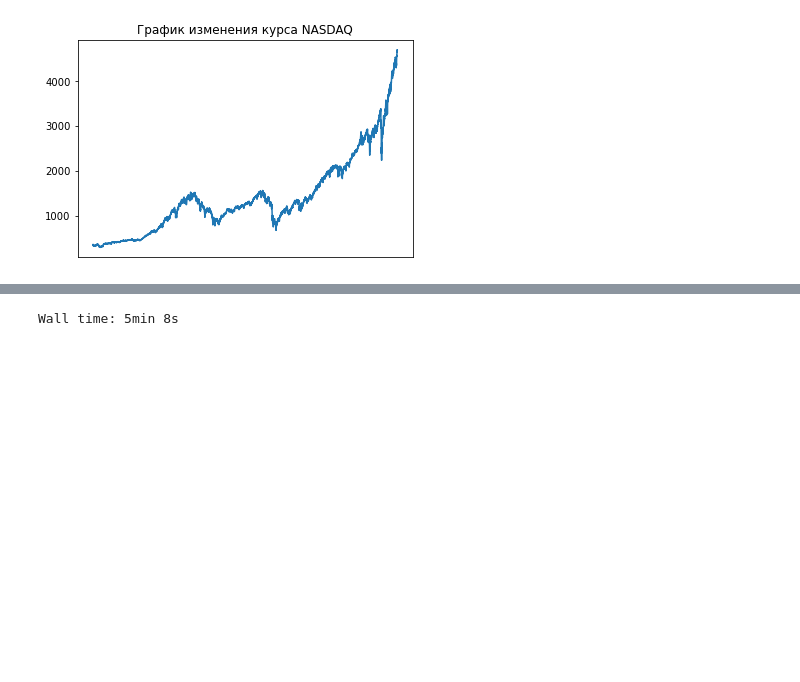
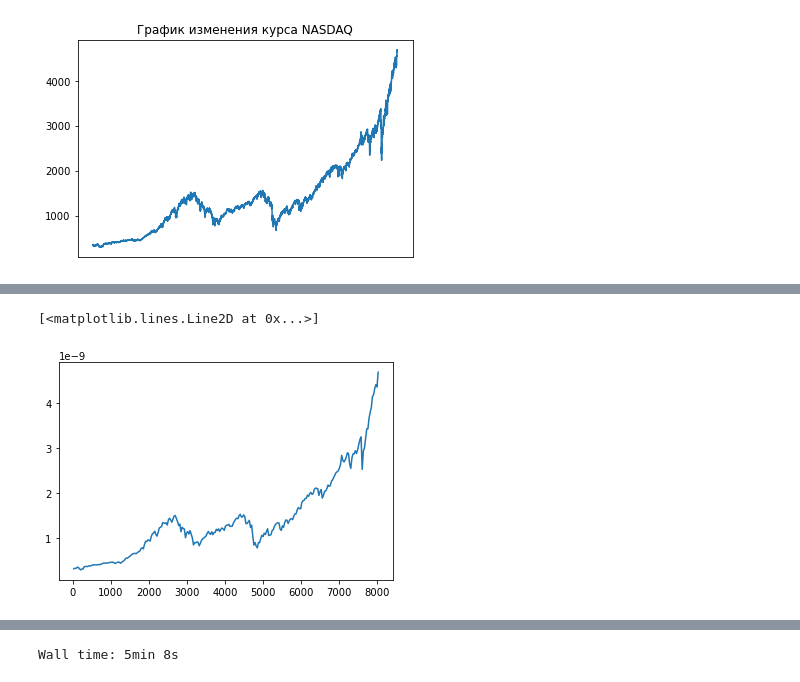
Before and after one commit to Karpovich-alex/phase-portrait-Nasdaq, a Jupyter notebook: Article_SnP.ipynb, the cells around one changed output, grey strips where cells are left out. Drawn from its saved outputs; the diff is of its cells as text; code cells hidden in the pictures; blank space fills up the shorter version.

```diff
--- a/Article_SnP.ipynb
+++ b/Article_SnP.ipynb
@@ -207 +214,6 @@ x_lim=(0, 5)
+# %%
+plt.plot(x, y)
+# %% [output]
+[<matplotlib.lines.Line2D at 0x...>]
+[figure, added]
 # %%
```
Also changed, not shown: parts of 14 cells of this notebook, 5 other files.
